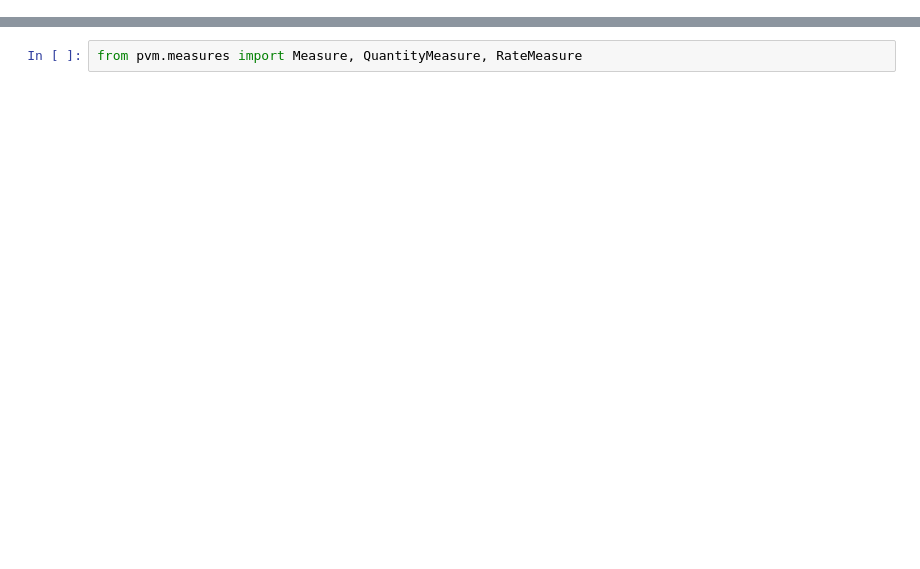
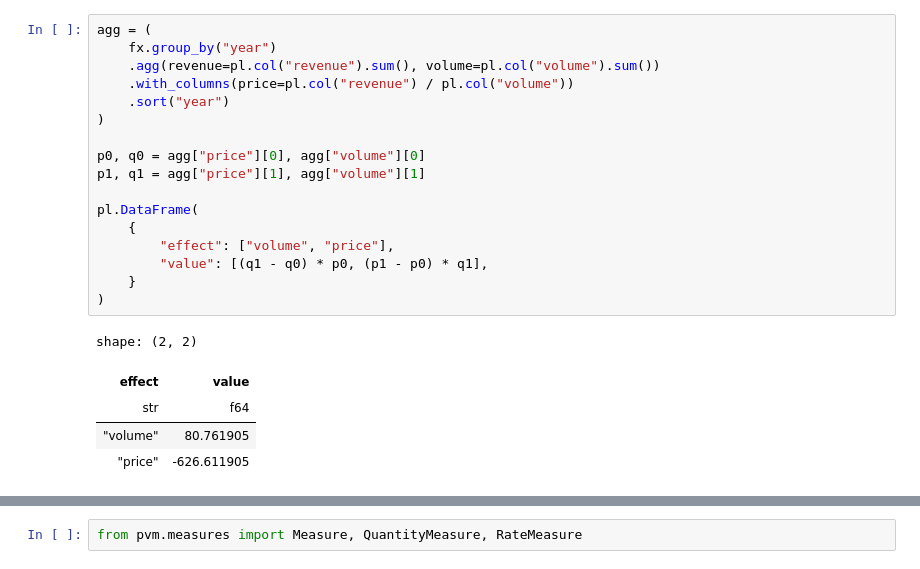
Before and after one commit to kamicollo/pvm, a Jupyter notebook: docs/notebooks/basic_intro.ipynb, the cells around one changed output, grey strips where cells are left out. Saved outputs shown, nothing was run; the diff lists cells and outputs as text; blank space fills up the shorter version.

```diff
--- a/docs/notebooks/basic_intro.ipynb
+++ b/docs/notebooks/basic_intro.ipynb
@@ -26,0 +96,23 @@ sales = con.table("sales")
+# %%
+agg = (
+    fx.group_by("year")
+    .agg(revenue=pl.col("revenue").sum(), volume=pl.col("volume").sum())
+    .with_columns(price=pl.col("revenue") / pl.col("volume"))
+    .sort("year")
+)
+
+p0, q0 = agg["price"][0], agg["volume"][0]
+p1, q1 = agg["price"][1], agg["volume"][1]
+
+pl.DataFrame(
+    {
+        "effect": ["volume", "price"],
+        "value": [(q1 - q0) * p0, (p1 - p0) * q1],
+    }
+)
+# %% [output]
+shape: (2, 2)
+| effect | value |
+| str | f64 |
+| "volume" | 80.761905 |
+| "price" | -626.611905 |
```
Also changed, not shown: parts of 19 cells of this notebook, 5 other files.
